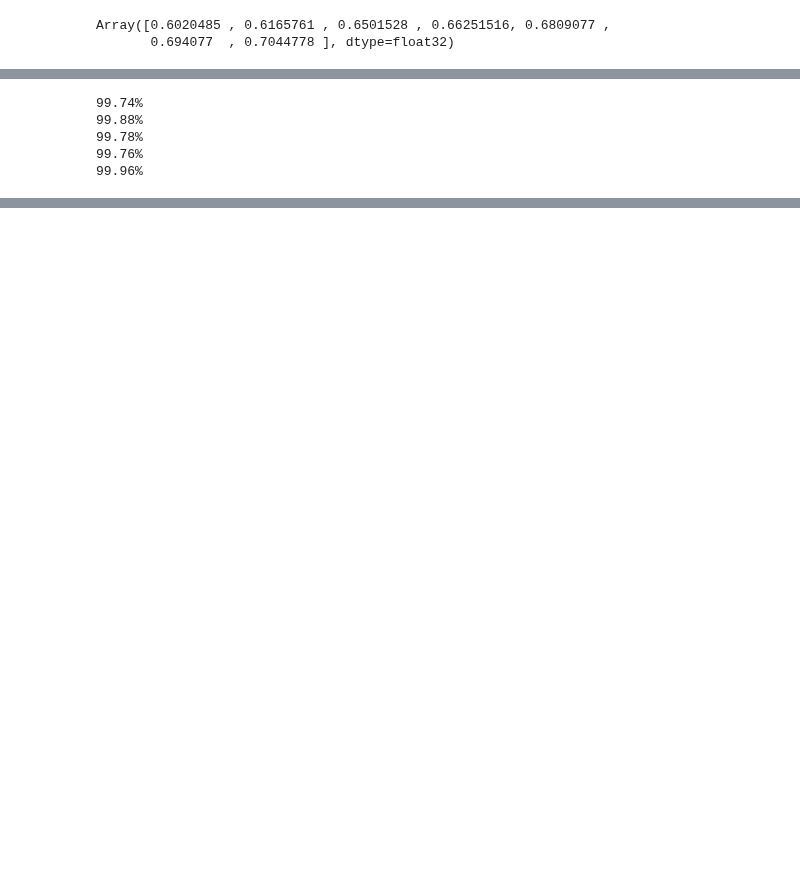
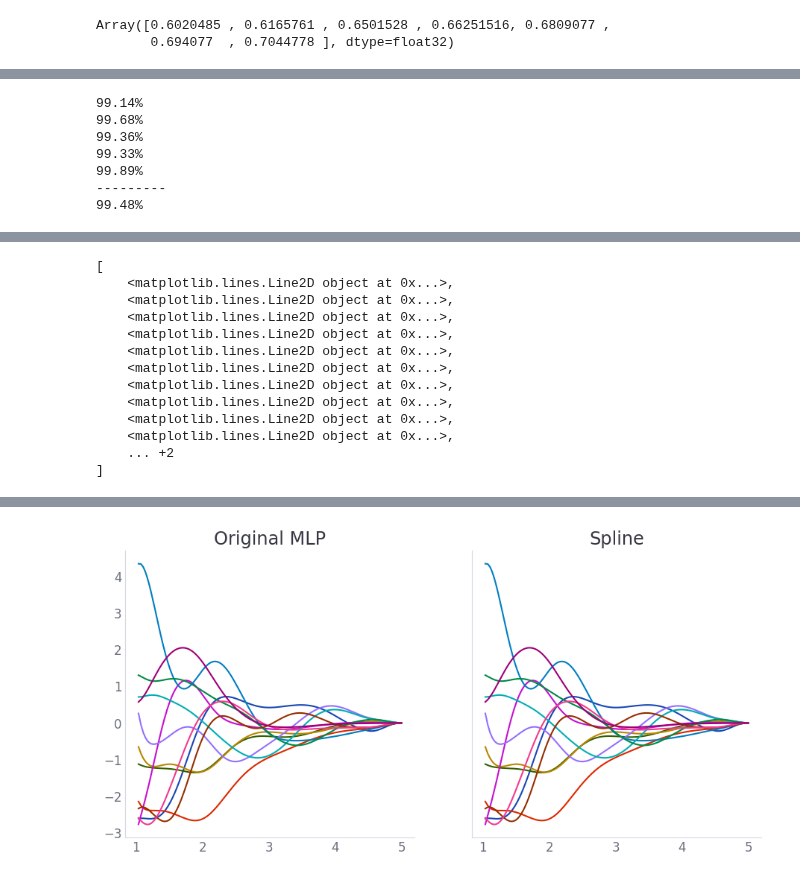
Before and after one commit to nicholas-miklaucic/facet, a Jupyter notebook: notebooks/sevennet-trimmed.ipynb, the cells around one changed output, grey strips where cells are left out. Cells and saved outputs as stored; diff of their text form; code cells hidden in the pictures; blank space fills up the shorter version.

```diff
--- a/notebooks/sevennet-trimmed.ipynb
+++ b/notebooks/sevennet-trimmed.ipynb
@@ -121,8 +134,19 @@ ckpt_basis = mod_ckpt.edge_embedding.basis
 ckpt_bb = ckpt_basis(rr, rmax, ctx)
 cutoff = mod_ckpt.edge_embedding.envelope(rr, rmax, ctx)[..., None]
 
-num_basis = 10
-basis = BesselBasis(num_basis, True).bind({'params': {'freq': jnp.hstack((ckpt_basis.freq, jnp.quantile(ckpt_basis.freq, jnp.linspace(0, 1, num_basis - ckpt_basis.num_basis + 2)[1:-1])))}})
+num_basis = 8
+
+num_new_freqs = num_basis - ckpt_basis.num_basis
+# one approach: evenly distribute
+# this may have overlap
+new_freqs = jnp.quantile(ckpt_basis.freq, jnp.linspace(0, 1, num_new_freqs + 2)[1:-1])
+
+# alternate approach: put frequencies between existing ones
+# original frequencies are roughly equispaced
+new_freqs = jnp.hstack([jnp.array([0]), ckpt_basis.freq])[:-1] + jnp.diff(ckpt_basis.freq, prepend=0) / 2
+new_freqs = new_freqs[::-1][:num_new_freqs]
+
+basis = BesselBasis(num_basis, True).bind({'params': {'freq': jnp.hstack((ckpt_basis.freq, new_freqs))}})
 bb = basis(rr, rmax, ctx) * cutoff
 
 trim_params['params']['edge_embedding']['basis']['freq'] = basis.freq
@@ -130,6 +154,8 @@ trim_params['params']['edge_embedding']['basis']['freq'] = basis.freq
 data = []
 
 new_weights = []
+
+r2s = []
 
 for layer_i in range(5):
     w_mlp_params = ckpt['params']['mace'][f'layer_{layer_i}']['interaction']['SimpleInteraction_0']['SevenNetConv_0']['LazyInMLP_0']
@@ -142,6 +168,7 @@ for layer_i in range(5):
     ww_hat = bb @ x
     ww_err = (ww - ww_hat)
     r2 = 1 - (jnp.mean(jnp.square(ww_err)) / jnp.var(ww.reshape(-1))).item()
+    r2s.append(r2)
     print(f'{r2:.2%}')
     mlp_trim = trim_params['params']['mace'][f'layer_{layer_i}']['interaction']['SimpleInteraction_0']['SevenNetConv_0']['LazyInMLP_0']
     for dense in list(mlp_trim.keys()):
@@ -152,9 +179,23 @@ for layer_i in range(5):
                 del mlp_trim[dense]
 
     data.append({'mlp': ww, 'spline': ww_hat})
+
+print('---------')
+print(f'{np.mean(r2s):.2%}')
 # %% [output]
-99.74%
-99.88%
-99.78%
-99.76%
-99.96%
+99.14%
+99.68%
+99.36%
+99.33%
+99.89%
+---------
+99.48%
+# %%
+examples = np.random.default_rng(123).integers(0, ww.shape[1], size=12)
+fig, (ax1, ax2) = plt.subplots(1, 2, figsize=(11, 5), sharex=True, sharey=True)
+ax1.set_title('Original MLP')
+ax1.plot(rr, ww[:, examples])
+
+ax2.set_title('Spline')
+ax2.plot(rr, ww[:, examples])
+# %% [output]
@@ -160,0 +203,13 @@ for layer_i in range(5):
+[
+    <matplotlib.lines.Line2D object at 0x...>,
+    <matplotlib.lines.Line2D object at 0x...>,
+    <matplotlib.lines.Line2D object at 0x...>,
+    <matplotlib.lines.Line2D object at 0x...>,
+    <matplotlib.lines.Line2D object at 0x...>,
+    <matplotlib.lines.Line2D object at 0x...>,
+    <matplotlib.lines.Line2D object at 0x...>,
+    <matplotlib.lines.Line2D object at 0x...>,
+    <matplotlib.lines.Line2D object at 0x...>,
+    <matplotlib.lines.Line2D object at 0x...>,
+    ... +2
+]
@@ -160,0 +217 @@ for layer_i in range(5):
+[figure, added]
```
Also changed, not shown: parts of 10 cells of this notebook, 13 other files.
